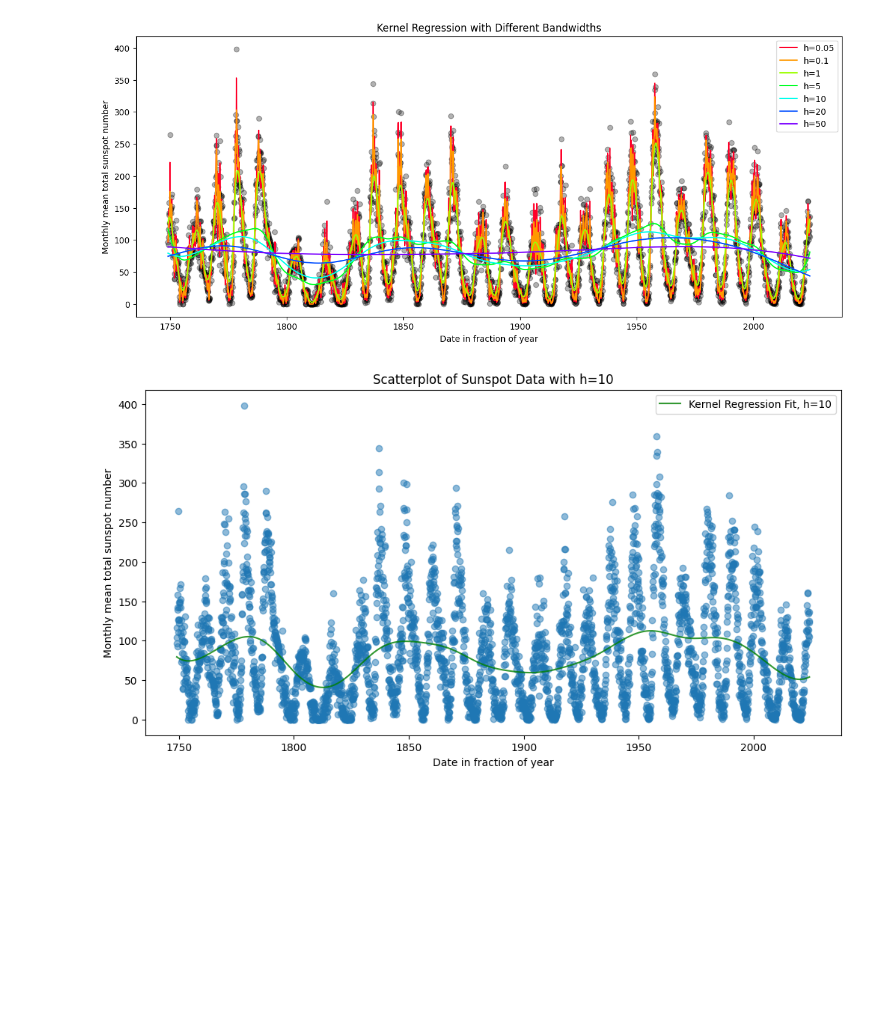
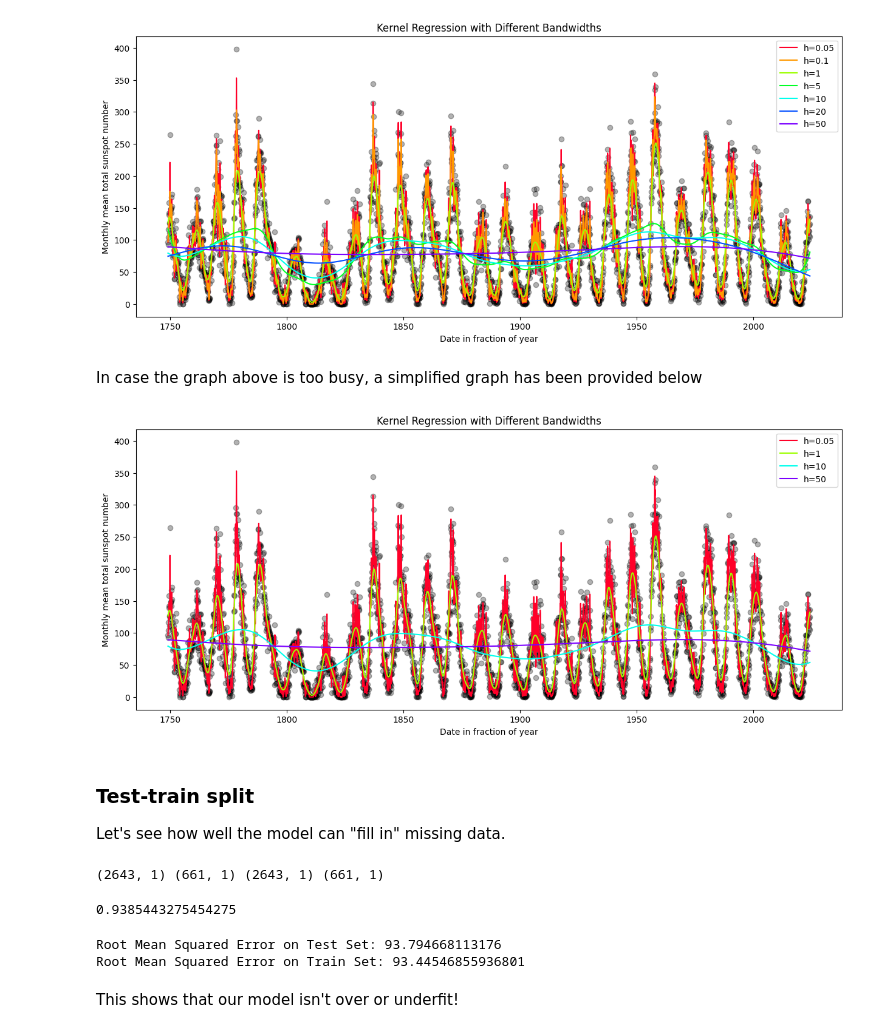
Before and after one commit to srirang-nabar/ssd_project, a Jupyter notebook: kernel_regression.ipynb, the cells around one changed output. Drawn from its saved outputs; the diff is of its cells as text; code cells hidden in the pictures; blank space fills up the shorter version.

Commit message:
Added annotoations and test-train

```diff
--- a/kernel_regression.ipynb
+++ b/kernel_regression.ipynb
@@ -122,16 +122,25 @@ plt.legend()
 plt.show()
 # %% [output]
 [figure]
-# %%
-kr_temp = KernelReg(endog=y, exog=x, var_type='c', bw=[10])
-mean_temp = kr_temp.fit()[0]
-plt.figure(figsize=(12, 6))
-plt.scatter(x, y, alpha=0.5)
-plt.plot(x, mean_temp, color='green', alpha=0.8, label='Kernel Regression Fit, h={}'.format(10))
-plt.xlabel('Date in fraction of year')
-plt.ylabel('Monthly mean total sunspot number')
-plt.title('Scatterplot of Sunspot Data with h=10')
-plt.legend()
-plt.show()
-# %% [output]
-[figure, removed]
+# %% [markdown]
+In case the graph above is too busy, a simplified graph has been provided below
+# %%
+plt.figure(figsize=(15, 6))
+plt.scatter(x, y, alpha=0.3, color='black')
+plt.xlabel('Date in fraction of year')
+plt.ylabel('Monthly mean total sunspot number')
+plt.title('Kernel Regression with Different Bandwidths')
+for i, h in enumerate(h_values):
+    if i in [1, 3, 5]:
+        continue
+    # plt.plot(x, means[i], label='h={}'.format(h), alpha=0.8, color=plt.cm.magma_r(i / len(h_values)))
+    # Using a different colormap for better visibility
+    plt.plot(x, means[i], label='h={}'.format(h), alpha=1, color=plt.cm.gist_rainbow(i / len(h_values)))
+plt.legend()
+plt.show()
+# %% [output]
+[figure, added]
+# %% [markdown]
+### Test-train split
+
+Let's see how well the model can "fill in" missing data.
@@ -137,0 +149,5 @@ plt.show()
+# %%
+x_train, x_test, y_train, y_test = train_test_split(x, y, test_size=0.2, random_state=42)
+print(x_train.shape, x_test.shape, y_train.shape, y_test.shape)
+# %% [output]
+(2643, 1) (661, 1) (2643, 1) (661, 1)
@@ -137,0 +161,15 @@ plt.show()
+# %%
+print(kr_train.r_squared())
+# %% [output]
+0.9385443275454275
+# %%
+# Error in test set
+mse_test = np.sqrt(np.mean((y_test - mean_test) ** 2))
+print("Root Mean Squared Error on Test Set:", mse_test)
+mse_train = np.sqrt(np.mean((y_train - mean_train) ** 2))
+print("Root Mean Squared Error on Train Set:", mse_train)
+# %% [output]
+Root Mean Squared Error on Test Set: 93.794668113176
+Root Mean Squared Error on Train Set: 93.44546855936801
+# %% [markdown]
+This shows that our model isn't over or underfit!
```
Also changed, not shown: parts of 8 cells of this notebook, 3 other files.
